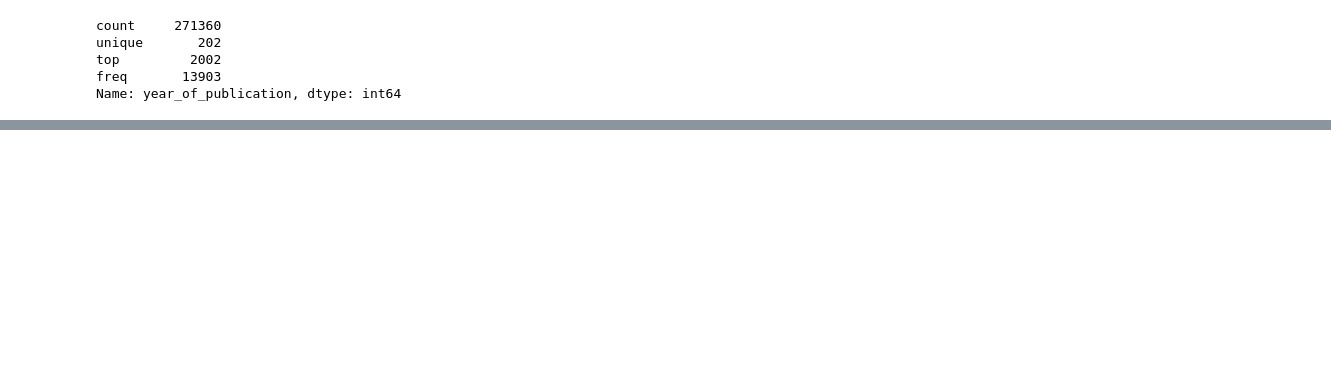
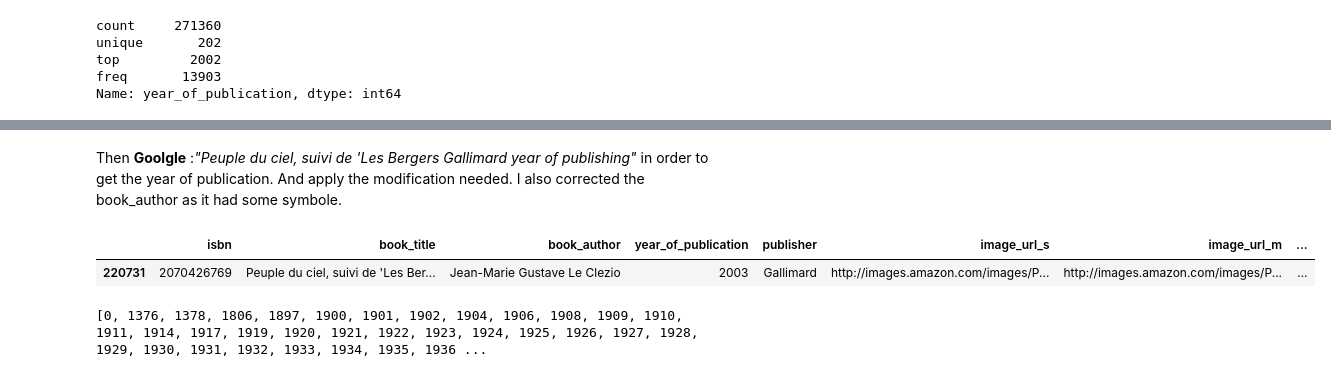
Before and after one commit to SophieHubert/Recommended-Reading, a Jupyter notebook: Working/01.1 - Data cleaning - Books.ipynb, the cells around one changed output, grey strips where cells are left out. Saved outputs shown, nothing was run; the diff lists cells and outputs as text; code cells hidden in the pictures; blank space fills up the shorter version.

```diff
--- a/Working/01.1 - Data cleaning - Books.ipynb
+++ b/Working/01.1 - Data cleaning - Books.ipynb
@@ -159,13 +237,19 @@ books.loc[books.year_of_publication == 'Gallimard',:]
+# %% [markdown]
+Then **Goolgle** :_"Peuple du ciel, suivi de 'Les Bergers Gallimard year of publishing"_ in order to get the year of publication. And apply the modification needed. I also corrected the book_author as it had some symbole.
 # %%
 books.loc[books.isbn == '2070426769','year_of_publication'] = 2003
-books.loc[books.isbn == '2070426769','book_author'] = "Jean-Marie Gustave Le ClÃ?Â©zio"
+books.loc[books.isbn == '2070426769','book_author'] = "Jean-Marie Gustave Le Clezio"
 books.loc[books.isbn == '2070426769','publisher'] = "Gallimard"
 books.loc[books.isbn == '2070426769','book_title'] = "Peuple du ciel, suivi de 'Les Bergers"
 
-
+#And chech the correction
 books.loc[books.isbn == '2070426769',:]
+# %% [output]
+|  | isbn | book_title | book_author | year_of_publication | publisher | image_url_s | image_url_m | ... |
+| 220731 | 2070426769 | Peuple du ciel, suivi de 'Les Ber... | Jean-Marie Gustave Le Clezio | 2003 | Gallimard | http://images.amazon.com/images/P... | http://images.amazon.com/images/P... | ... |
 # %%
-books.yearOfPublication=pd.to_numeric(books.yearOfPublication, errors='coerce')
+books.year_of_publication=pd.to_numeric(books.year_of_publication, errors='coerce')
 
-print(sorted(books['yearOfPublication'].unique()))
-#Now it can be seen that yearOfPublication has all values as integers
+print(sorted(books['year_of_publication'].unique()))
+# %% [output]
+[0, 1376, 1378, 1806, 1897, 1900, 1901, 1902, 1904, 1906, 1908, 1909, 1910, 1911, 1914, 1917, 1919, 1920, 1921, 1922, 1923, 1924, 1925, 1926, 1927, 1928, 1929, 1930, 1931, 1932, 1933, 1934, 1935, 1936 ...
```
Also changed, not shown: parts of 49 cells of this notebook, 6 other files.
